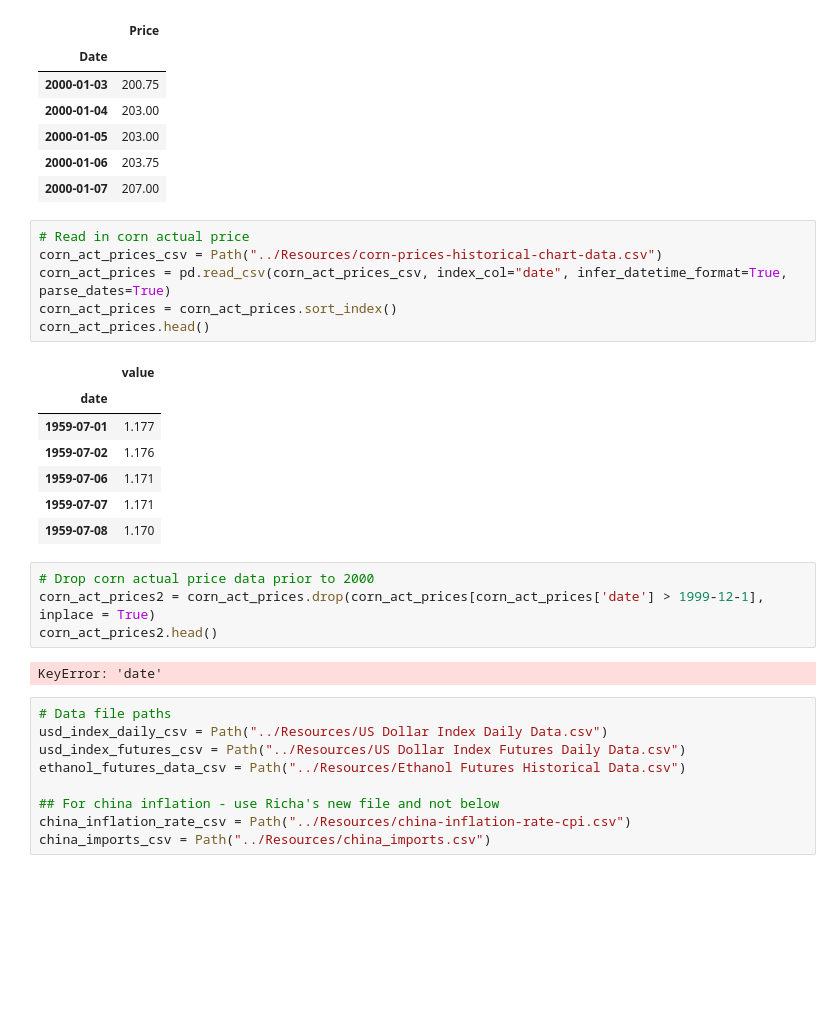
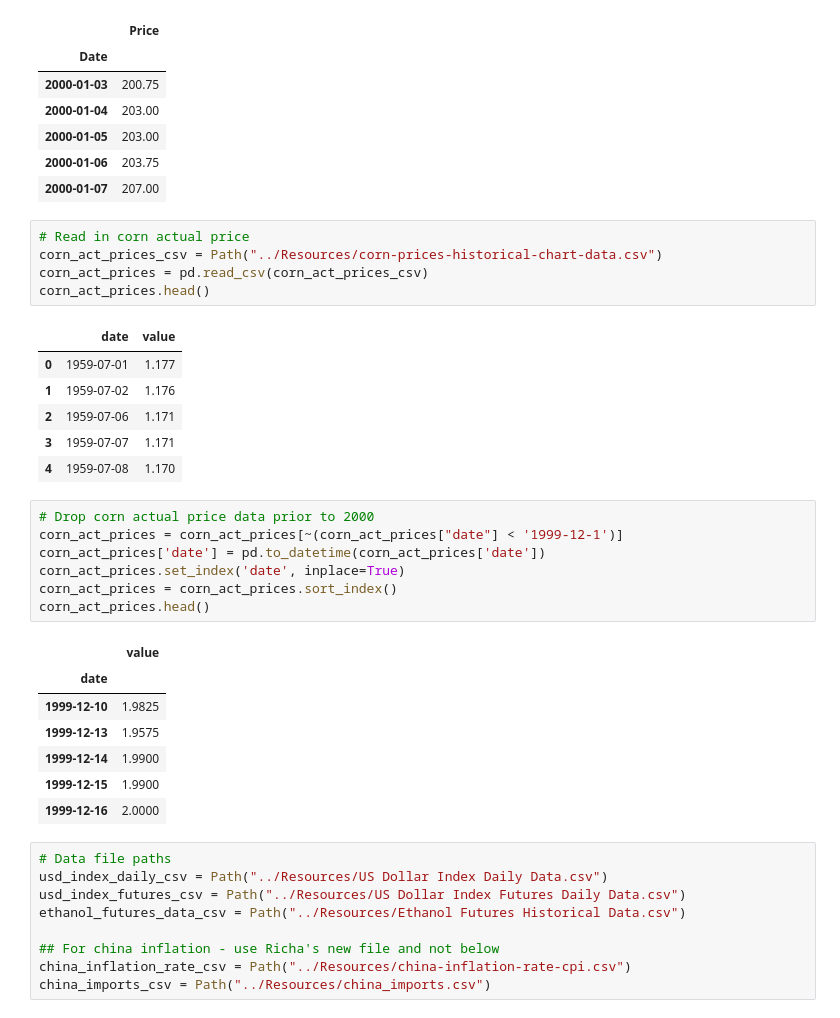
Before and after one commit to ShuranXu/Corn-Price-Predicter, a Jupyter notebook: Code/Data_import.ipynb, the cells around one changed output. Drawn from its saved outputs; the diff is of its cells as text; blank space fills up the shorter version.

```diff
--- a/Code/Data_import.ipynb
+++ b/Code/Data_import.ipynb
@@ -30,23 +32,30 @@ corn_futures.head()
 # %%
 # Read in corn actual price
 corn_act_prices_csv = Path("../Resources/corn-prices-historical-chart-data.csv")
-corn_act_prices = pd.read_csv(corn_act_prices_csv, index_col="date", infer_datetime_format=True, parse_dates=True)
-corn_act_prices = corn_act_prices.sort_index()
+corn_act_prices = pd.read_csv(corn_act_prices_csv)
 corn_act_prices.head()
 # %% [output]
-|  | value |
-| date |  |
-| 1959-07-01 | 1.177 |
-| 1959-07-02 | 1.176 |
-| 1959-07-06 | 1.171 |
-| 1959-07-07 | 1.171 |
-| 1959-07-08 | 1.170 |
+|  | date | value |
+| 0 | 1959-07-01 | 1.177 |
+| 1 | 1959-07-02 | 1.176 |
+| 2 | 1959-07-06 | 1.171 |
+| 3 | 1959-07-07 | 1.171 |
+| 4 | 1959-07-08 | 1.170 |
 # %%
 # Drop corn actual price data prior to 2000
-corn_act_prices2 = corn_act_prices.drop(corn_act_prices[corn_act_prices['date'] > 1999-12-1], inplace = True)
-corn_act_prices2.head()
+corn_act_prices = corn_act_prices[~(corn_act_prices["date"] < '1999-12-1')]
+corn_act_prices['date'] = pd.to_datetime(corn_act_prices['date'])
+corn_act_prices.set_index('date', inplace=True)
+corn_act_prices = corn_act_prices.sort_index()
+corn_act_prices.head()
 # %% [output]
-KeyError: 'date'
+|  | value |
+| date |  |
+| 1999-12-10 | 1.9825 |
+| 1999-12-13 | 1.9575 |
+| 1999-12-14 | 1.9900 |
+| 1999-12-15 | 1.9900 |
+| 1999-12-16 | 2.0000 |
 # %%
 # Data file paths
 usd_index_daily_csv = Path("../Resources/US Dollar Index Daily Data.csv")
```
Also changed, not shown: parts of 10 cells of this notebook.
